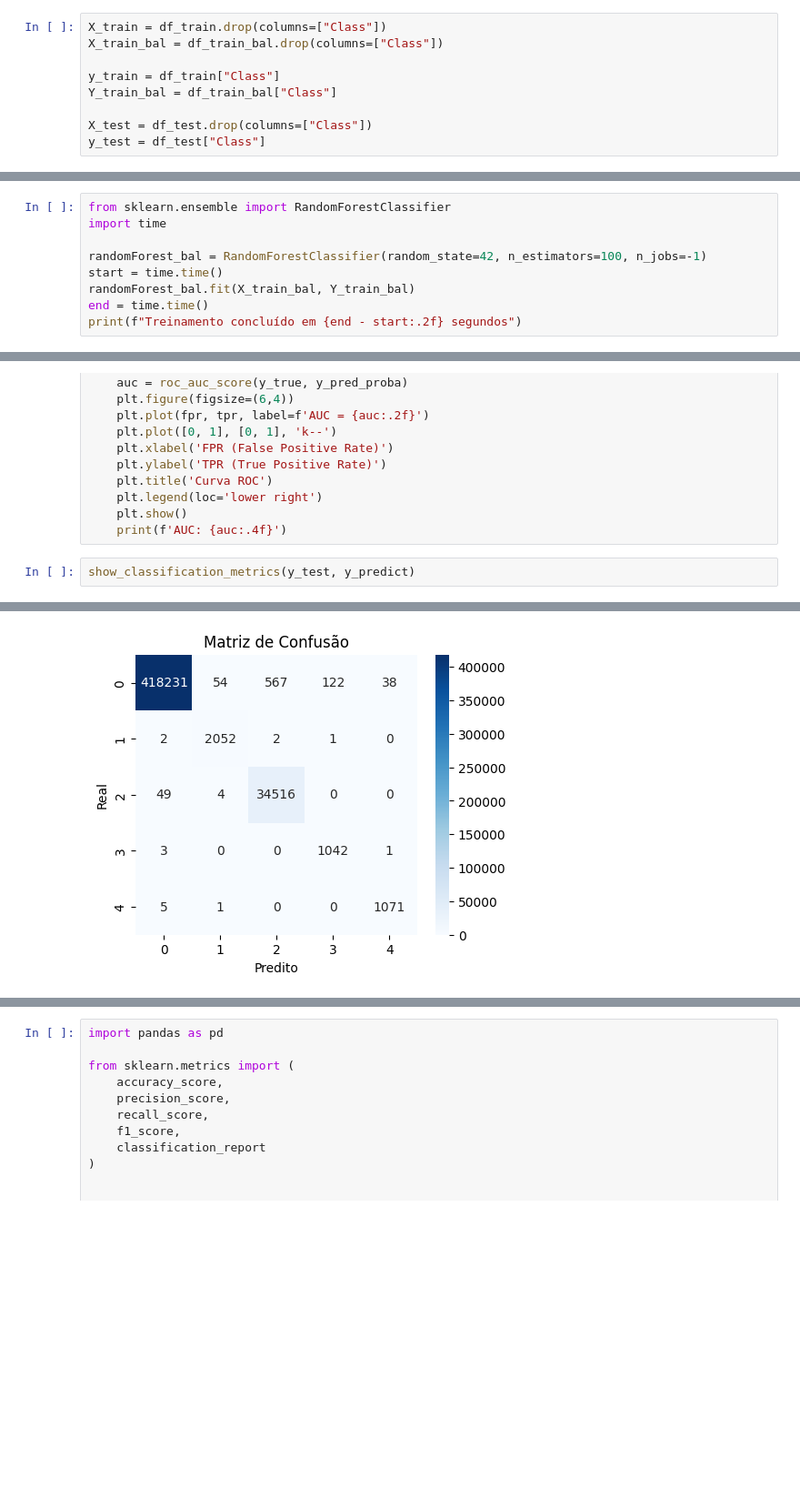
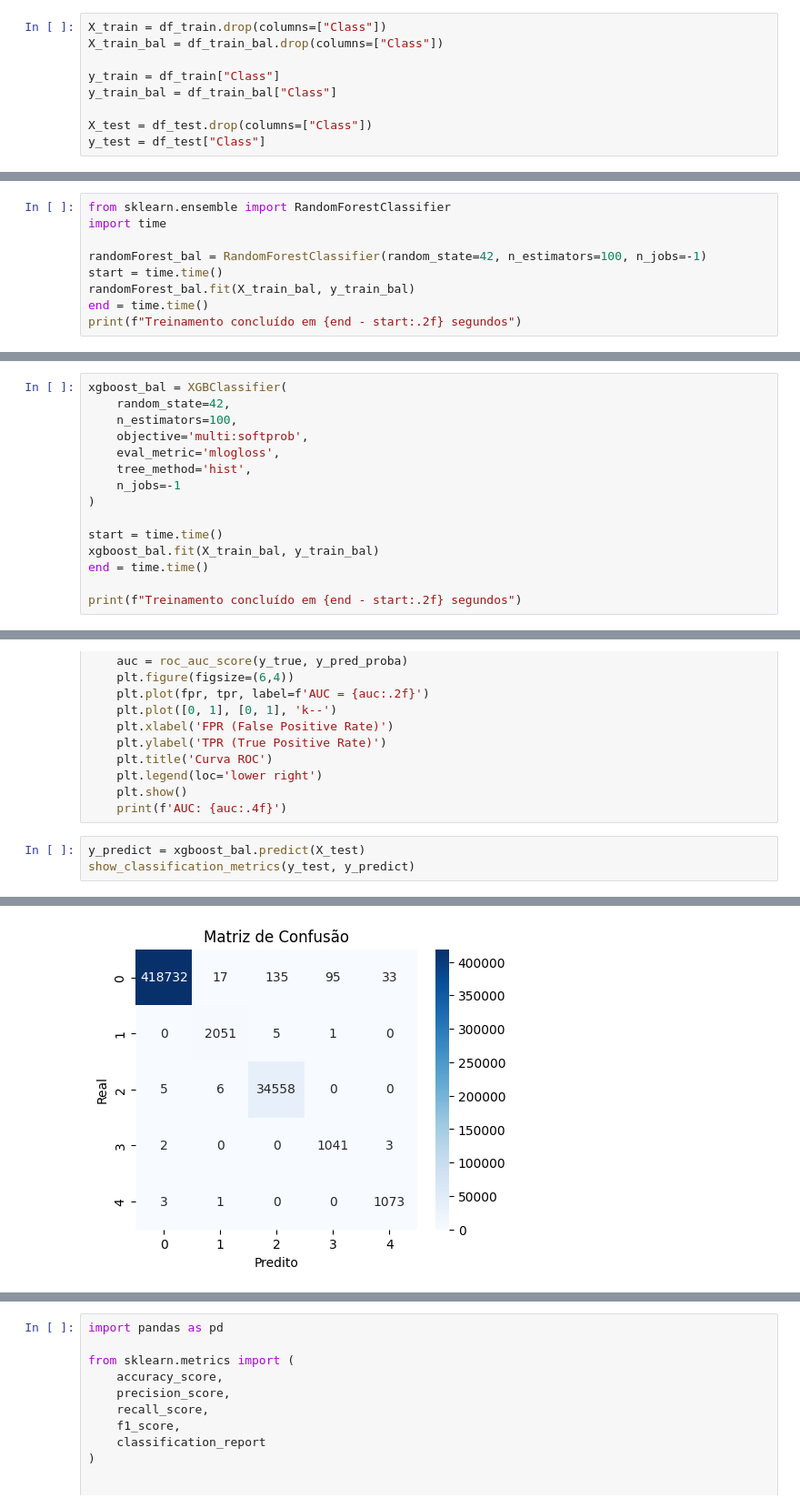
Before and after one commit to AlfredoLSN/Suricata_ML, a Jupyter notebook: main copy.ipynb, the cells around one changed output, grey strips where cells are left out. Shown at 91% size. Saved outputs shown, nothing was run; the diff lists cells and outputs as text; blank space fills up the shorter version.

```diff
--- a/main copy.ipynb
+++ b/main copy.ipynb
@@ -246,7 +225,7 @@ X_train = df_train.drop(columns=["Class"])
 X_train_bal = df_train_bal.drop(columns=["Class"])
 
 y_train = df_train["Class"]
-Y_train_bal = df_train_bal["Class"]
+y_train_bal = df_train_bal["Class"]
 
 X_test = df_test.drop(columns=["Class"])
 y_test = df_test["Class"]
@@ -278,7 +248,7 @@ import time
 
 randomForest_bal = RandomForestClassifier(random_state=42, n_estimators=100, n_jobs=-1)
 start = time.time()
-randomForest_bal.fit(X_train_bal, Y_train_bal)
+randomForest_bal.fit(X_train_bal, y_train_bal)
 end = time.time()
 print(f"Treinamento concluído em {end - start:.2f} segundos")
 # %% [output]
@@ -305,0 +311,15 @@ joblib.dump(label_encoder, "modelo/label_encoder.joblib")
+# %%
+xgboost_bal = XGBClassifier(
+    random_state=42,
+    n_estimators=100,
+    objective='multi:softprob',
+    eval_metric='mlogloss',
+    tree_method='hist',
+    n_jobs=-1
+)
+
+start = time.time()
+xgboost_bal.fit(X_train_bal, y_train_bal)
+end = time.time()
+
+print(f"Treinamento concluído em {end - start:.2f} segundos")
@@ -340,5 +377,6 @@ def plot_roc_auc(y_true, y_pred_proba):
     plt.show()
     print(f'AUC: {auc:.4f}')
 # %%
+y_predict = xgboost_bal.predict(X_test)
 show_classification_metrics(y_test, y_predict)
 # %% [output]
@@ -361,2 +399,2 @@ Relatório de Classificação:
 weighted avg       1.00      1.00      1.00    457761
-[figure, old version]
+[figure, new version]
```
Also changed, not shown: parts of 20 cells of this notebook.
